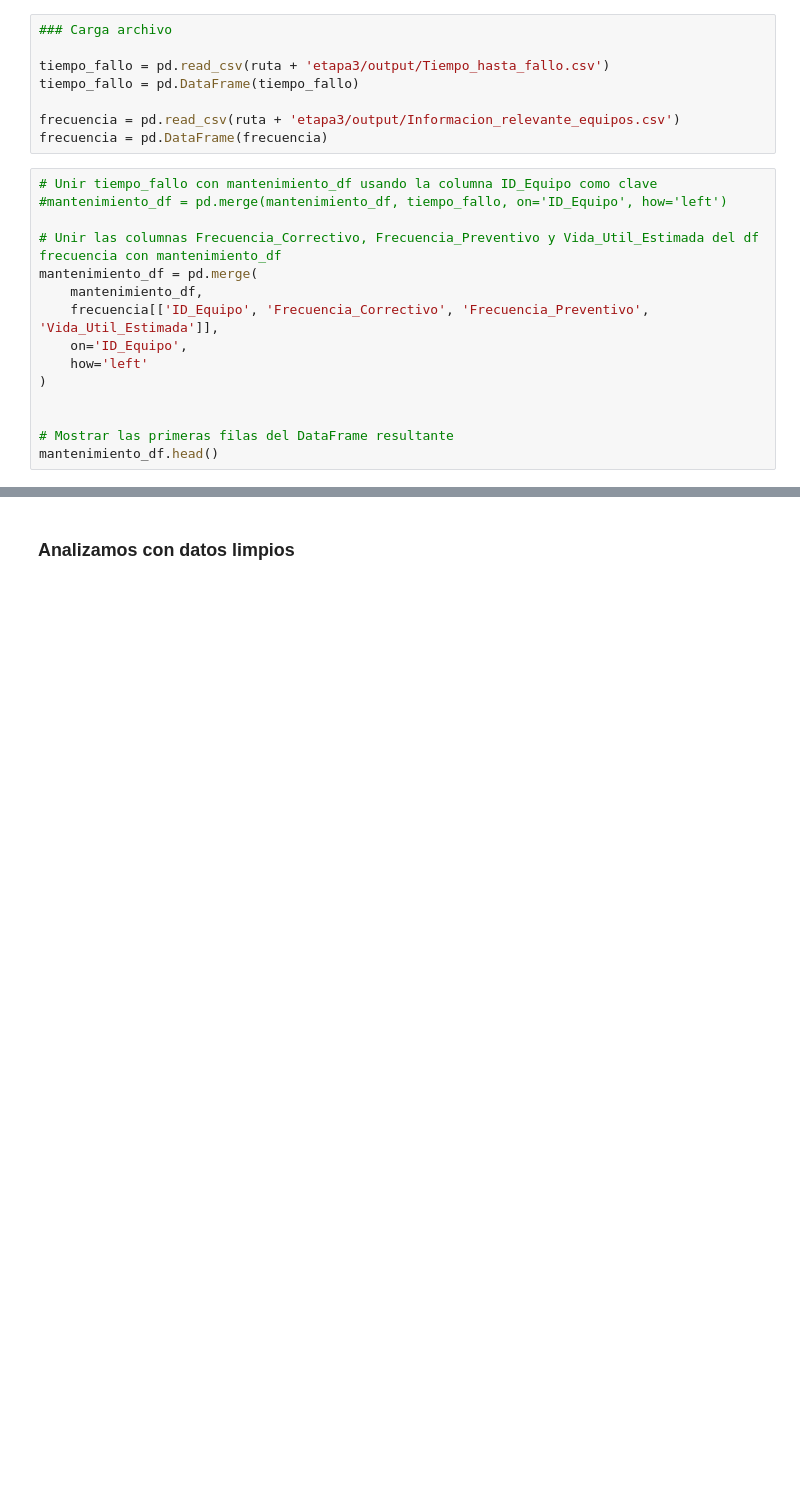
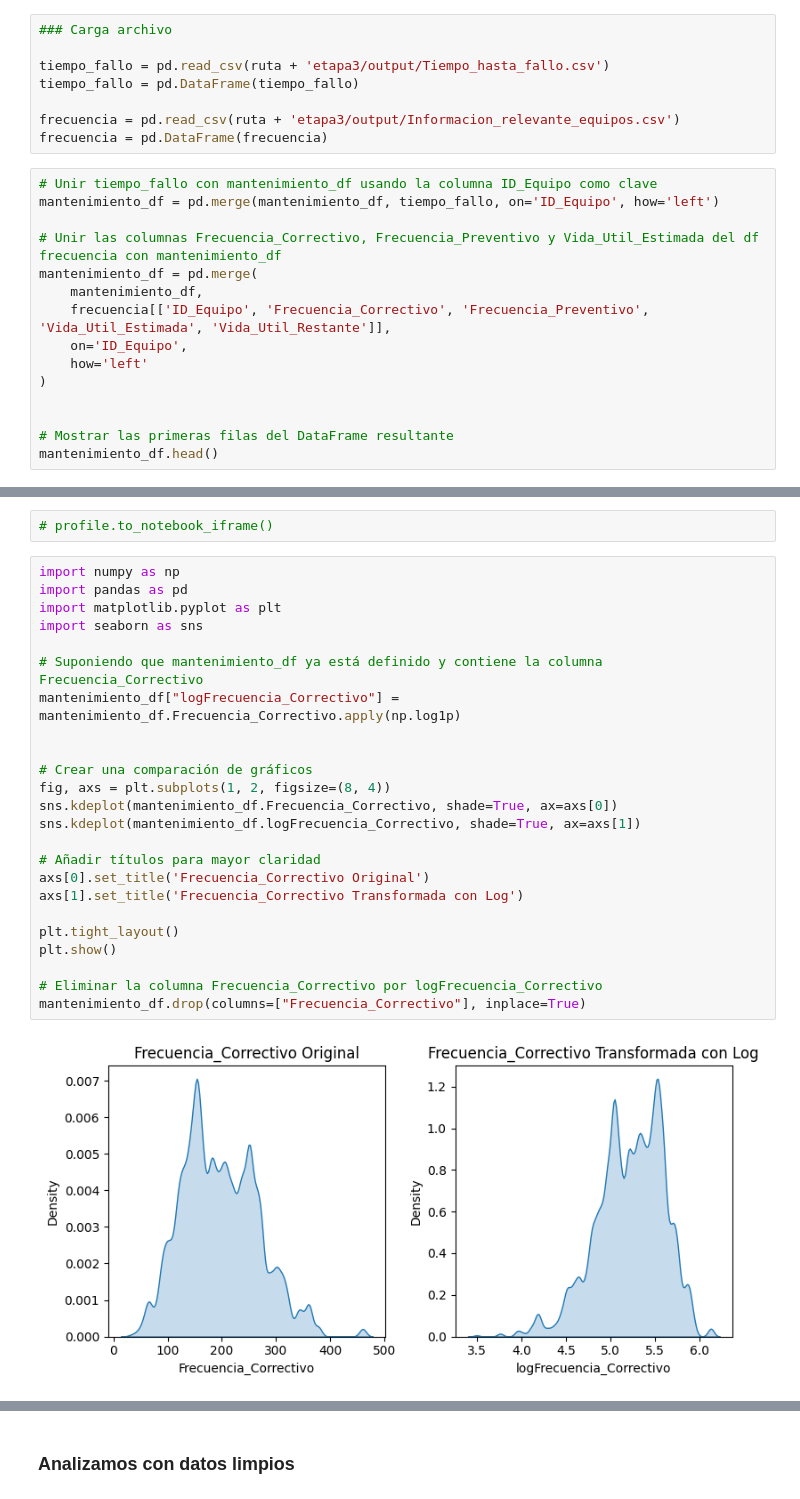
Before and after one commit to CarlosEsteve/Etapa3, a Jupyter notebook: src/Etapa_3.ipynb, the cells around one changed output, grey strips where cells are left out. Cells and saved outputs as stored; diff of their text form; blank space fills up the shorter version.

```diff
--- a/src/Etapa_3.ipynb
+++ b/src/Etapa_3.ipynb
@@ -1440,12 +2251,12 @@ frecuencia = pd.read_csv(ruta + 'etapa3/output/Informacion_relevante_equipos.csv
 frecuencia = pd.DataFrame(frecuencia)
 # %%
 # Unir tiempo_fallo con mantenimiento_df usando la columna ID_Equipo como clave
-#mantenimiento_df = pd.merge(mantenimiento_df, tiempo_fallo, on='ID_Equipo', how='left')
+mantenimiento_df = pd.merge(mantenimiento_df, tiempo_fallo, on='ID_Equipo', how='left')
 
 # Unir las columnas Frecuencia_Correctivo, Frecuencia_Preventivo y Vida_Util_Estimada del df frecuencia con mantenimiento_df
 mantenimiento_df = pd.merge(
     mantenimiento_df,
-    frecuencia[['ID_Equipo', 'Frecuencia_Correctivo', 'Frecuencia_Preventivo', 'Vida_Util_Estimada']],
+    frecuencia[['ID_Equipo', 'Frecuencia_Correctivo', 'Frecuencia_Preventivo', 'Vida_Util_Estimada', 'Vida_Util_Restante']],
     on='ID_Equipo',
     how='left'
 )
@@ -1462,0 +2277,28 @@ mantenimiento_df.head()
+# %%
+# profile.to_notebook_iframe()
+# %%
+import numpy as np
+import pandas as pd
+import matplotlib.pyplot as plt
+import seaborn as sns
+
+# Suponiendo que mantenimiento_df ya está definido y contiene la columna Frecuencia_Correctivo
+mantenimiento_df["logFrecuencia_Correctivo"] = mantenimiento_df.Frecuencia_Correctivo.apply(np.log1p)
+
+
+# Crear una comparación de gráficos
+fig, axs = plt.subplots(1, 2, figsize=(8, 4))
+sns.kdeplot(mantenimiento_df.Frecuencia_Correctivo, shade=True, ax=axs[0])
+sns.kdeplot(mantenimiento_df.logFrecuencia_Correctivo, shade=True, ax=axs[1])
+
+# Añadir títulos para mayor claridad
+axs[0].set_title('Frecuencia_Correctivo Original')
+axs[1].set_title('Frecuencia_Correctivo Transformada con Log')
+
+plt.tight_layout()
+plt.show()
+
+# Eliminar la columna Frecuencia_Correctivo por logFrecuencia_Correctivo
+mantenimiento_df.drop(columns=["Frecuencia_Correctivo"], inplace=True)
+# %% [output]
+[figure, added]
```
Also changed, not shown: parts of 131 cells of this notebook, 6 other files.
